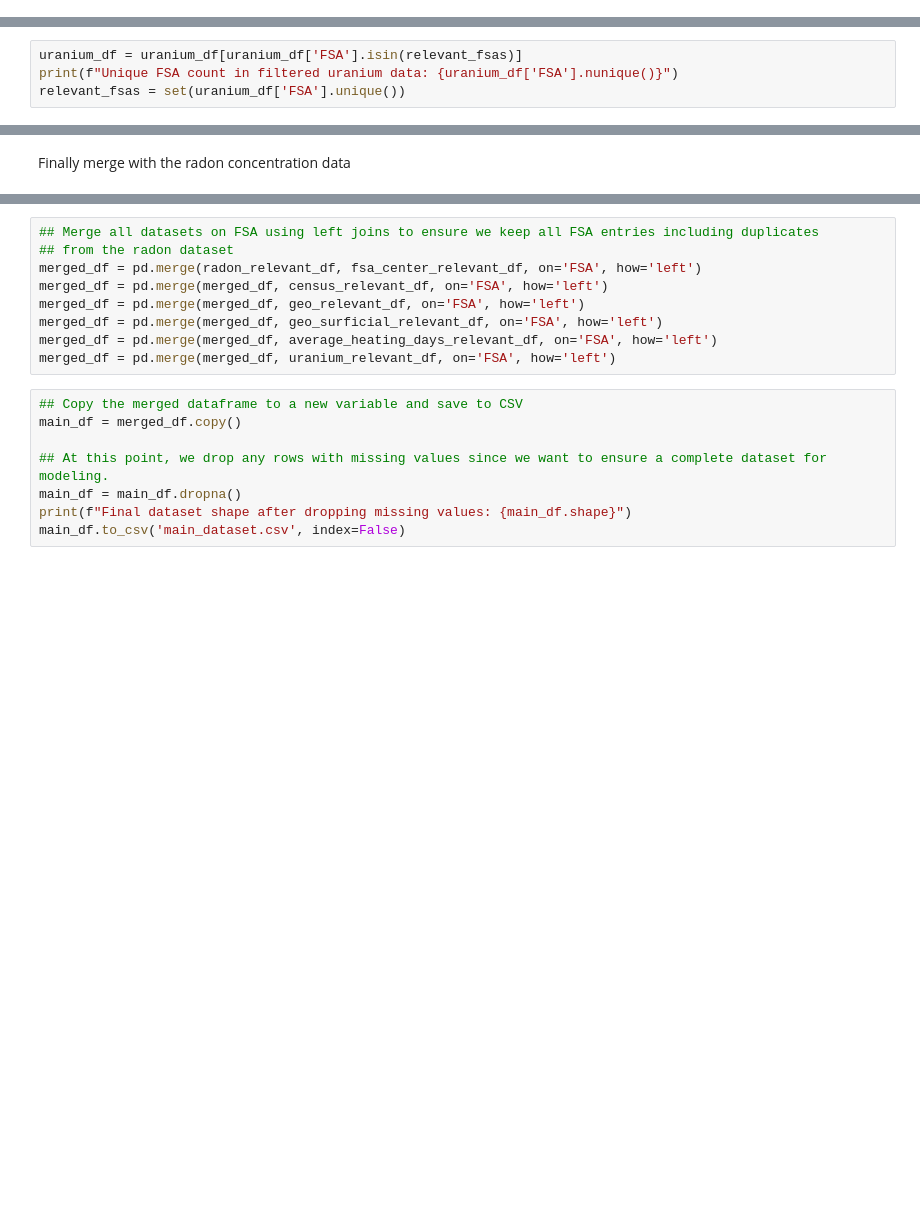
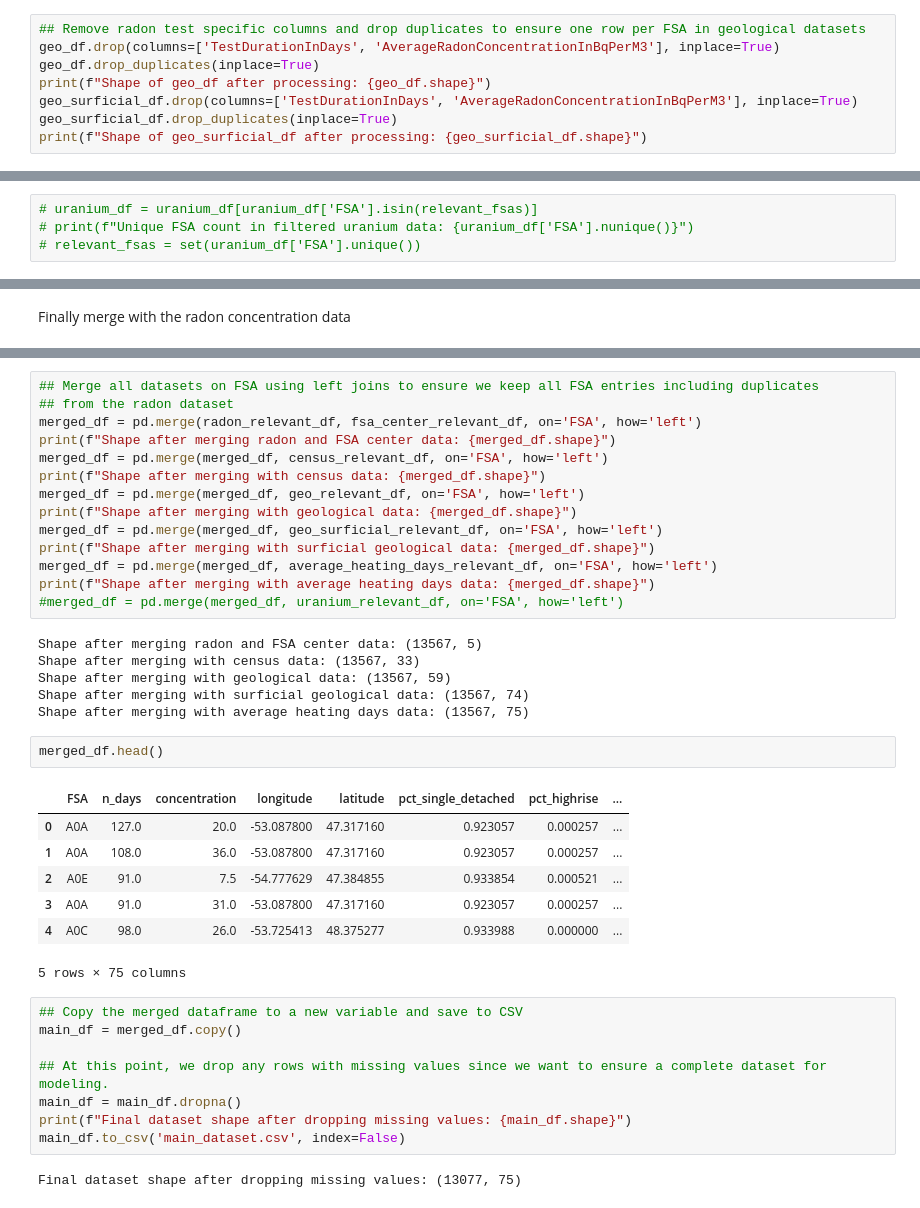
Before and after one commit to Erdos-Projects/spring-2026-radon-risk-mapping, a Jupyter notebook: data/final_dataset/main_dataset_processing.ipynb, the cells around one changed output, grey strips where cells are left out. Saved outputs shown, nothing was run; the diff lists cells and outputs as text; blank space fills up the shorter version.

Commit message:
final dataset (without uranium)

```diff
--- a/data/final_dataset/main_dataset_processing.ipynb
+++ b/data/final_dataset/main_dataset_processing.ipynb
@@ -128,3 +128,11 @@ Data columns (total 29 columns):
  17  AverageRadonConcentrationInBqPerM3   13567 non-null  float64
 dtypes: float64(16), object(2)
 memory usage: 1.9+ MB
+# %%
+## Remove radon test specific columns and drop duplicates to ensure one row per FSA in geological datasets
+geo_df.drop(columns=['TestDurationInDays', 'AverageRadonConcentrationInBqPerM3'], inplace=True)
+geo_df.drop_duplicates(inplace=True)
+print(f"Shape of geo_df after processing: {geo_df.shape}")
+geo_surficial_df.drop(columns=['TestDurationInDays', 'AverageRadonConcentrationInBqPerM3'], inplace=True)
+geo_surficial_df.drop_duplicates(inplace=True)
+print(f"Shape of geo_surficial_df after processing: {geo_surficial_df.shape}")
@@ -148,7 +159,7 @@ print(set(uranium_df['FSA'].unique()) == relevant_fsas)
 # %%
-uranium_df = uranium_df[uranium_df['FSA'].isin(relevant_fsas)]
-print(f"Unique FSA count in filtered uranium data: {uranium_df['FSA'].nunique()}")
-relevant_fsas = set(uranium_df['FSA'].unique())
+# uranium_df = uranium_df[uranium_df['FSA'].isin(relevant_fsas)]
+# print(f"Unique FSA count in filtered uranium data: {uranium_df['FSA'].nunique()}")
+# relevant_fsas = set(uranium_df['FSA'].unique())
 # %% [markdown]
 ### Weather data processing
 # %%
@@ -171,11 +213,32 @@ uranium_relevant_df = uranium_df[uranium_df['FSA'].isin(relevant_fsas)]
 ## Merge all datasets on FSA using left joins to ensure we keep all FSA entries including duplicates
 ## from the radon dataset
 merged_df = pd.merge(radon_relevant_df, fsa_center_relevant_df, on='FSA', how='left')
+print(f"Shape after merging radon and FSA center data: {merged_df.shape}")
 merged_df = pd.merge(merged_df, census_relevant_df, on='FSA', how='left')
+print(f"Shape after merging with census data: {merged_df.shape}")
 merged_df = pd.merge(merged_df, geo_relevant_df, on='FSA', how='left')
+print(f"Shape after merging with geological data: {merged_df.shape}")
 merged_df = pd.merge(merged_df, geo_surficial_relevant_df, on='FSA', how='left')
+print(f"Shape after merging with surficial geological data: {merged_df.shape}")
 merged_df = pd.merge(merged_df, average_heating_days_relevant_df, on='FSA', how='left')
-merged_df = pd.merge(merged_df, uranium_relevant_df, on='FSA', how='left')
+print(f"Shape after merging with average heating days data: {merged_df.shape}")
+#merged_df = pd.merge(merged_df, uranium_relevant_df, on='FSA', how='left')
+# %% [output]
+Shape after merging radon and FSA center data: (13567, 5)
+Shape after merging with census data: (13567, 33)
+Shape after merging with geological data: (13567, 59)
+Shape after merging with surficial geological data: (13567, 74)
+Shape after merging with average heating days data: (13567, 75)
+# %%
+merged_df.head()
+# %% [output]
+|  | FSA | n_days | concentration | longitude | latitude | pct_single_detached | pct_highrise | ... |
+| 0 | A0A | 127.0 | 20.0 | -53.087800 | 47.317160 | 0.923057 | 0.000257 | ... |
+| 1 | A0A | 108.0 | 36.0 | -53.087800 | 47.317160 | 0.923057 | 0.000257 | ... |
+| 2 | A0E | 91.0 | 7.5 | -54.777629 | 47.384855 | 0.933854 | 0.000521 | ... |
+| 3 | A0A | 91.0 | 31.0 | -53.087800 | 47.317160 | 0.923057 | 0.000257 | ... |
+| 4 | A0C | 98.0 | 26.0 | -53.725413 | 48.375277 | 0.933988 | 0.000000 | ... |
+5 rows × 75 columns
 # %%
 ## Copy the merged dataframe to a new variable and save to CSV
 main_df = merged_df.copy()
@@ -184,3 +247,5 @@ main_df = merged_df.copy()
 main_df = main_df.dropna()
 print(f"Final dataset shape after dropping missing values: {main_df.shape}")
 main_df.to_csv('main_dataset.csv', index=False)
+# %% [output]
+Final dataset shape after dropping missing values: (13077, 75)
```
Also changed, not shown: parts of 8 cells of this notebook, 3 other files.
